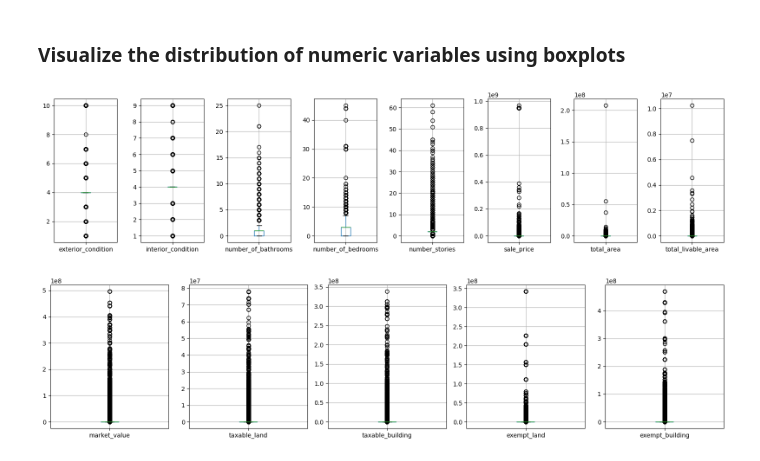
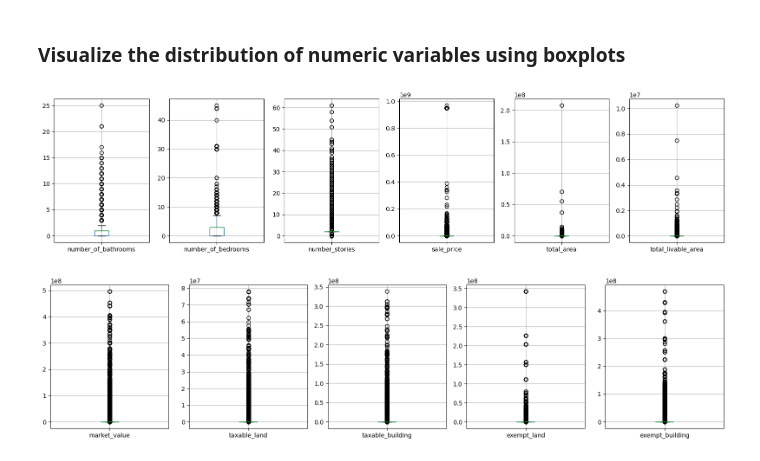
Before and after one commit to julia-flan/Real_Estate_Delinquency_Analysis, a Jupyter notebook: RE_Delinquent_Data_Cleaning.ipynb, the cells around one changed output. Drawn from its saved outputs; the diff is of its cells as text; code cells hidden in the pictures.

```diff
--- a/RE_Delinquent_Data_Cleaning.ipynb
+++ b/RE_Delinquent_Data_Cleaning.ipynb
@@ -733,16 +734,21 @@ dtype: int64
 # %% [markdown]
 ### Visualize the distribution of numeric variables using boxplots
 # %%
-## need 100 sq feet per bedroom and 300 sq feet per bathroom for outliers ?
-columns_for_boxplots = ['exterior_condition', 'interior_condition', 'number_of_bathrooms', 'number_of_bedrooms', 'number_stories', 'sale_price', 'total_area', 'total_livable_area']
+# Property df boxplots
+columns_for_boxplots = ['number_of_bathrooms', 'number_of_bedrooms', 'number_stories', 'sale_price', 'total_area', 'total_livable_area']
+
+# set figure and axis
 fig, ax = plt.subplots(nrows= 1, ncols= len(columns_for_boxplots), figsize= (16, 4))
 
 i = 0
+# iterate through all columns and add to figure
 for col in columns_for_boxplots:
-    prop_clean.boxplot(column=col, ax= ax[i]) #[prop_clean.category_code_description == 'SINGLE FAMILY']
+    prop_clean.boxplot(column=col, ax= ax[i])
     i += 1
+
+# display plot
 plt.tight_layout()
 plt.show()
 # %% [output]
-[figure, old version]
+[figure, new version]
 # %%
```
Also changed, not shown: parts of 41 cells of this notebook.
